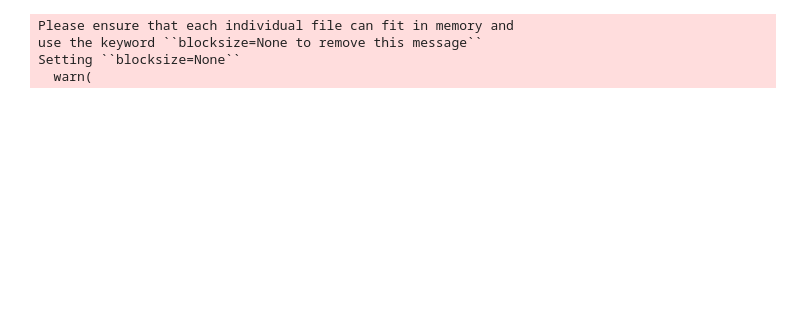
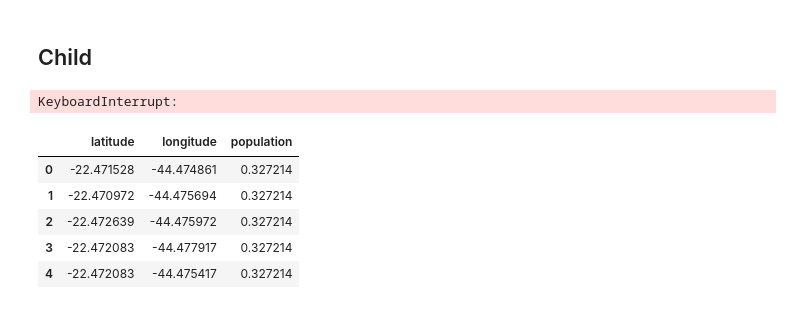
Before and after one commit to abeljoshua20/Population-Density-Analysis, a Jupyter notebook: MP2 Draft_Abel.ipynb, the cells around one changed output. Drawn from its saved outputs; the diff is of its cells as text; code cells hidden in the pictures; blank space fills up the shorter version.

```diff
--- a/MP2 Draft_Abel.ipynb
+++ b/MP2 Draft_Abel.ipynb
@@ -73,3 +57,5 @@ def get_path(country):
                         f'/country={country}/type=youth_15_24'
                         f'/{country}_youth_15_24')
             )
+# %% [markdown]
+## Child
@@ -76,9 +67,7 @@ def get_path(country):
 # %%
-ddf_total_pop = dd.read_csv(get_path('USA')['total_pop'], encoding='utf-8',
-                            sep='\t', compression='gzip')
+pd.read_csv(get_path('USA')['child'],
+                                     encoding='utf-8', sep='\t',
+                                     compression='gzip')
 # %% [output]
-Please ensure that each individual file can fit in memory and
-use the keyword ``blocksize=None to remove this message``
-Setting ``blocksize=None``
-  warn(
+KeyboardInterrupt:
 # %%
@@ -85,0 +75,15 @@ ddf_total_pop.head()
+# %%
+dfs_child_BRA = [delayed(pd.read_csv(get_path('BRA')['child'],
+                                     encoding='utf-8', sep='\t',
+                                     compression='gzip'))]
+df_child_BRA = dd.from_delayed(dfs_child_BRA)
+df_child_BRA = df_child_BRA.repartition(npartitions=100)
+# %%
+df_child_BRA.head()
+# %% [output]
+|  | latitude | longitude | population |
+| 0 | -22.471528 | -44.474861 | 0.327214 |
+| 1 | -22.470972 | -44.475694 | 0.327214 |
+| 2 | -22.472639 | -44.475972 | 0.327214 |
+| 3 | -22.472083 | -44.477917 | 0.327214 |
+| 4 | -22.472083 | -44.475417 | 0.327214 |
```
Also changed, not shown: parts of 28 cells of this notebook, 1 other file.
